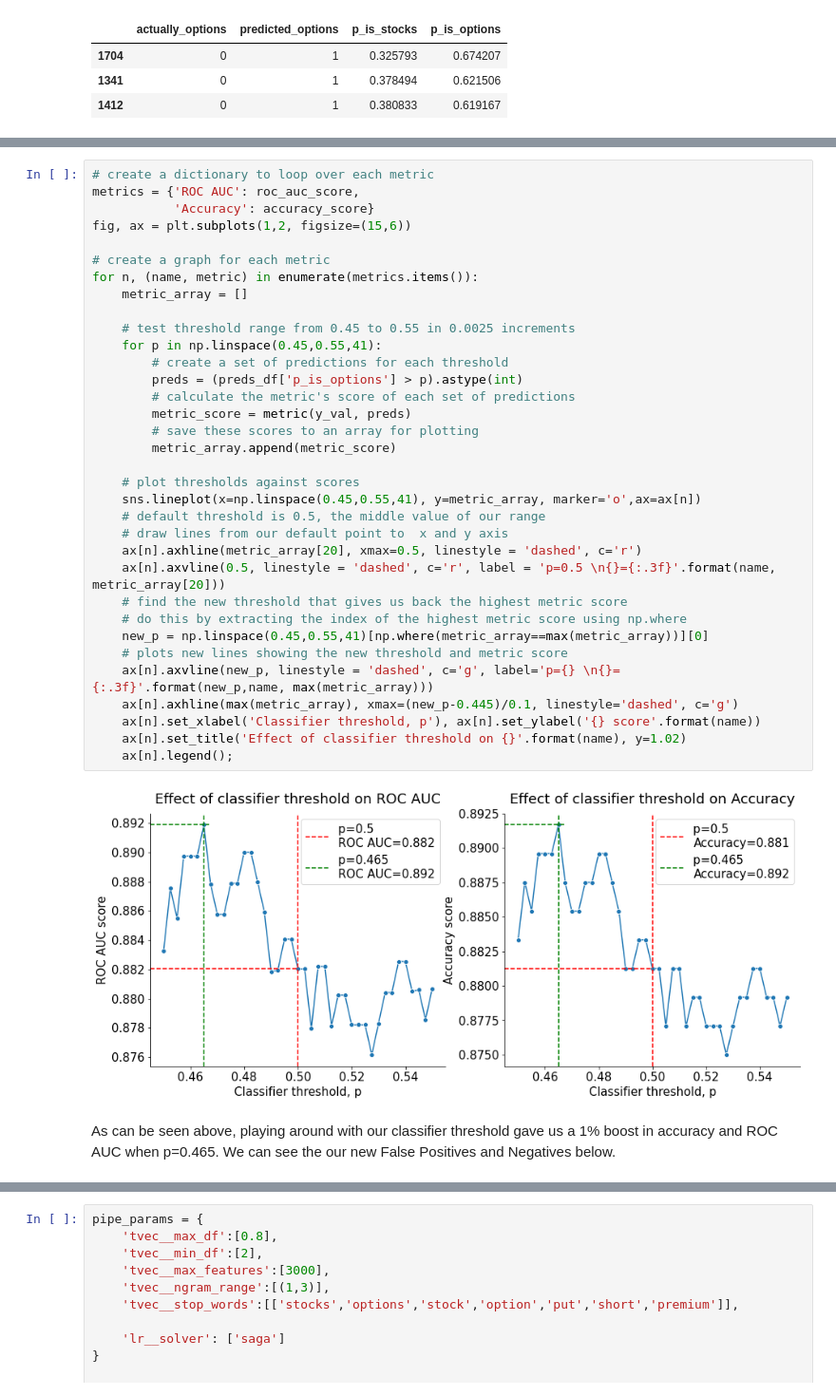
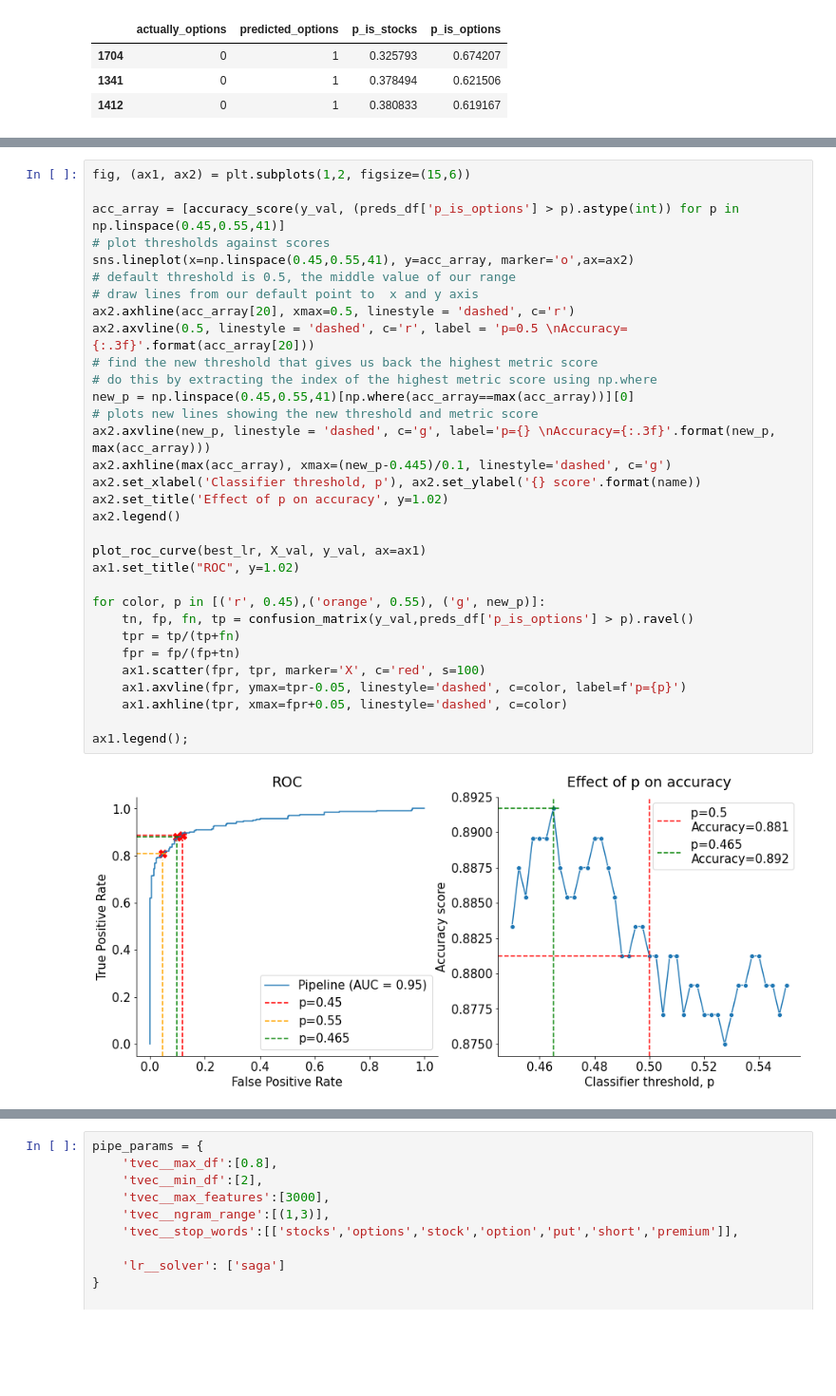
Before and after one commit to krompirov/general-assembly-projects, a Jupyter notebook: project_3 Reddit classifier/3_Modelling and Evaluation.ipynb, the cells around one changed output, grey strips where cells are left out. Shown at 95% size. Saved outputs shown, nothing was run; the diff lists cells and outputs as text; blank space fills up the shorter version.

```diff
--- a/project_3 Reddit classifier/Modelling and Evaluation.ipynb
+++ b/project_3 Reddit classifier/3_Modelling and Evaluation.ipynb
@@ -958,40 +959,36 @@ Knowing all this now, is there a way we can improve the overall performance of o
 
 One possible method that comes to mind is to simply change our classifier threshold. We know that our classifier does worse with r/options posts, so what if we try to make it more *tolerant* for posts it is unsure of? In other words, we can try to *make* it predict more r/options posts by lowering our classification threshold from its default 0.5. Let's test a threshold range of 0.45-0.55 just to observe the general impact changing our classifier threshold has on model performance. In order for our model accuracy to increase, we are hoping that any increase in our False Negatives will be accompanied by a larger decrease in our False Positives.
 # %%
-# create a dictionary to loop over each metric
-metrics = {'ROC AUC': roc_auc_score,
-           'Accuracy': accuracy_score}
-fig, ax = plt.subplots(1,2, figsize=(15,6))
+fig, (ax1, ax2) = plt.subplots(1,2, figsize=(15,6))
 
-# create a graph for each metric
-for n, (name, metric) in enumerate(metrics.items()):
-    metric_array = []
+acc_array = [accuracy_score(y_val, (preds_df['p_is_options'] > p).astype(int)) for p in np.linspace(0.45,0.55,41)]
+# plot thresholds against scores
+sns.lineplot(x=np.linspace(0.45,0.55,41), y=acc_array, marker='o',ax=ax2)
+# default threshold is 0.5, the middle value of our range
+# draw lines from our default point to  x and y axis
+ax2.axhline(acc_array[20], xmax=0.5, linestyle = 'dashed', c='r')
+ax2.axvline(0.5, linestyle = 'dashed', c='r', label = 'p=0.5 \nAccuracy={:.3f}'.format(acc_array[20]))
+# find the new threshold that gives us back the highest metric score
+# do this by extracting the index of the highest metric score using np.where
+new_p = np.linspace(0.45,0.55,41)[np.where(acc_array==max(acc_array))][0]
+# plots new lines showing the new threshold and metric score
+ax2.axvline(new_p, linestyle = 'dashed', c='g', label='p={} \nAccuracy={:.3f}'.format(new_p, max(acc_array)))
+ax2.axhline(max(acc_array), xmax=(new_p-0.445)/0.1, linestyle='dashed', c='g')
+ax2.set_xlabel('Classifier threshold, p'), ax2.set_ylabel('{} score'.format(name))
+ax2.set_title('Effect of p on accuracy', y=1.02)
+ax2.legend()
 
-    # test threshold range from 0.45 to 0.55 in 0.0025 increments
-    for p in np.linspace(0.45,0.55,41):
-        # create a set of predictions for each threshold
-        preds = (preds_df['p_is_options'] > p).astype(int)
-        # calculate the metric's score of each set of predictions
-        metric_score = metric(y_val, preds)
-        # save these scores to an array for plotting
-        metric_array.append(metric_score)
+plot_roc_curve(best_lr, X_val, y_val, ax=ax1)
+ax1.set_title("ROC", y=1.02)
 
-    # plot thresholds against scores
-    sns.lineplot(x=np.linspace(0.45,0.55,41), y=metric_array, marker='o',ax=ax[n])
-    # default threshold is 0.5, the middle value of our range
-    # draw lines from our default point to  x and y axis
-    ax[n].axhline(metric_array[20], xmax=0.5, linestyle = 'dashed', c='r')
-    ax[n].axvline(0.5, linestyle = 'dashed', c='r', label = 'p=0.5 \n{}={:.3f}'.format(name, metric_array[20]))
-    # find the new threshold that gives us back the highest metric score
-    # do this by extracting the index of the highest metric score using np.where
-    new_p = np.linspace(0.45,0.55,41)[np.where(metric_array==max(metric_array))][0]
-    # plots new lines showing the new threshold and metric score
-    ax[n].axvline(new_p, linestyle = 'dashed', c='g', label='p={} \n{}={:.3f}'.format(new_p,name, max(metric_array)))
-    ax[n].axhline(max(metric_array), xmax=(new_p-0.445)/0.1, linestyle='dashed', c='g')
-    ax[n].set_xlabel('Classifier threshold, p'), ax[n].set_ylabel('{} score'.format(name))
-    ax[n].set_title('Effect of classifier threshold on {}'.format(name), y=1.02)
-    ax[n].legend();
+for color, p in [('r', 0.45),('orange', 0.55), ('g', new_p)]:
+    tn, fp, fn, tp = confusion_matrix(y_val,preds_df['p_is_options'] > p).ravel()
+    tpr = tp/(tp+fn)
+    fpr = fp/(fp+tn)
+    ax1.scatter(fpr, tpr, marker='X', c='red', s=100)
+    ax1.axvline(fpr, ymax=tpr-0.05, linestyle='dashed', c=color, label=f'p={p}')
+    ax1.axhline(tpr, xmax=fpr+0.05, linestyle='dashed', c=color)
+
+ax1.legend();
 # %% [output]
-[figure, old version]
+[figure, new version]
-# %% [markdown]
-As can be seen above, playing around with our classifier threshold gave us a 1% boost in accuracy and ROC AUC when p=0.465. We can see the our new False Positives and Negatives below.
```
Also changed, not shown: parts of 15 cells of this notebook, 1 other file.
